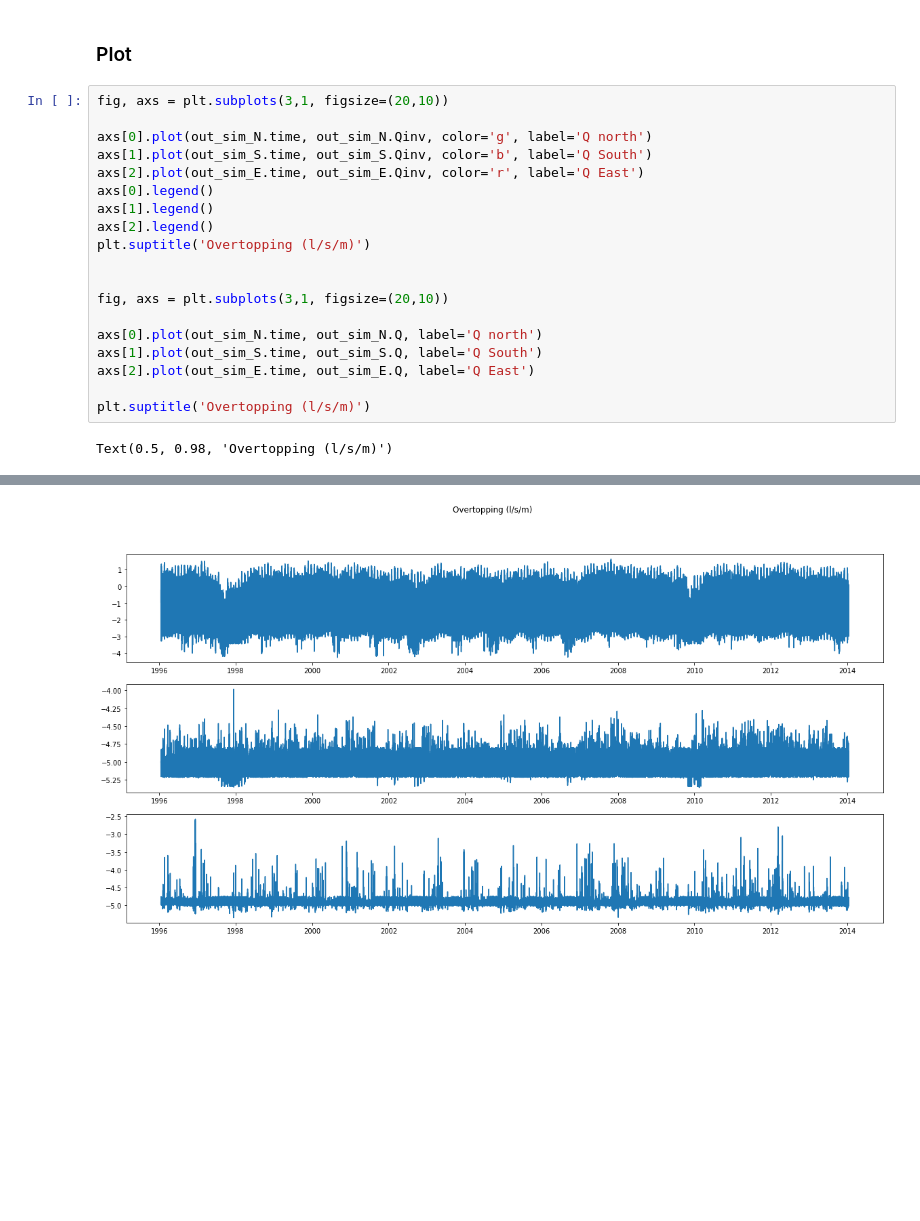
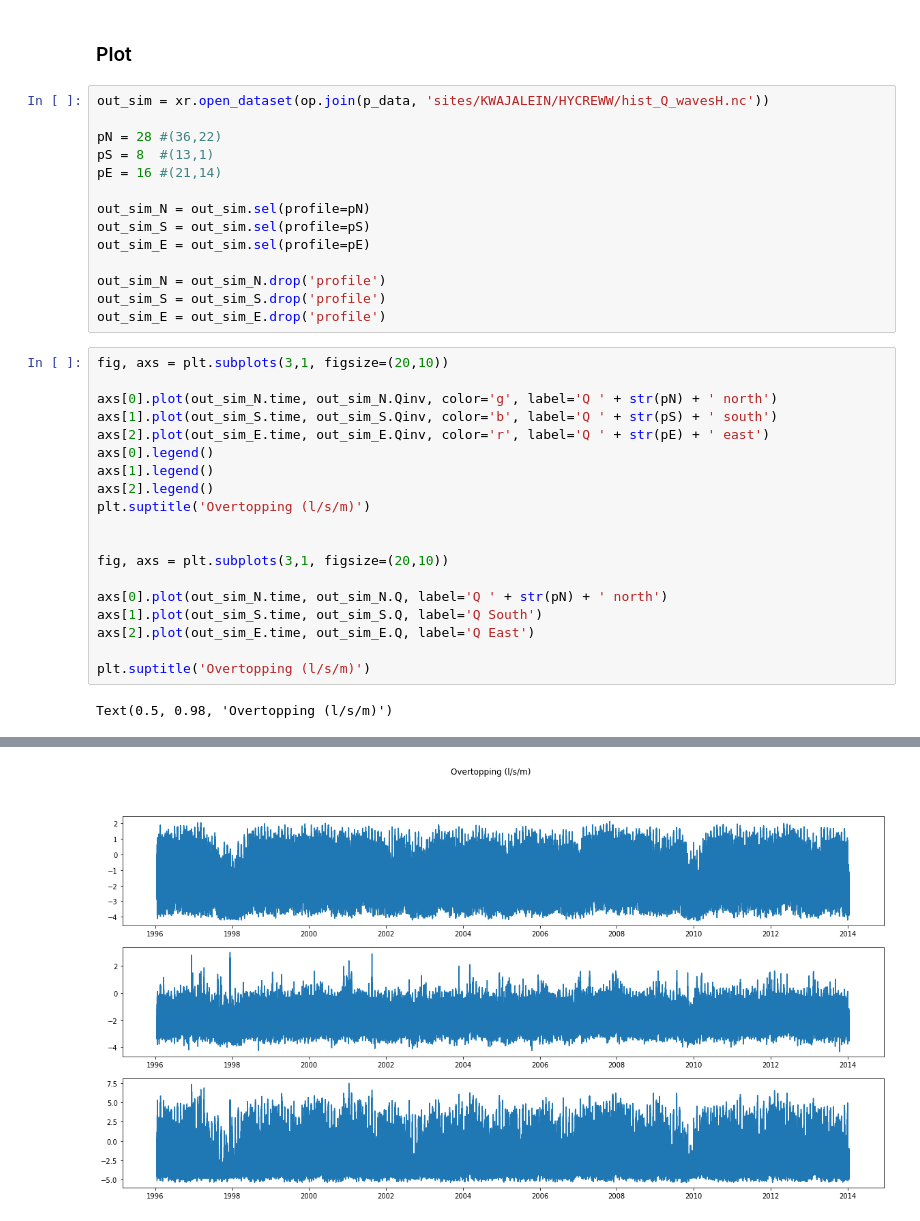
Before and after one commit to ripolln/teslakit, a Jupyter notebook: notebooks/KWAJALEIN/01_Hindcast/f_Hycreww_Q.ipynb, the cells around one changed output, grey strips where cells are left out. Saved outputs shown, nothing was run; the diff lists cells and outputs as text; blank space fills up the shorter version.

```diff
--- a/notebooks/KWAJALEIN/01_Hindcast/f_Hycreww_Q.ipynb
+++ b/notebooks/KWAJALEIN/01_Hindcast/f_Hycreww_Q.ipynb
@@ -452,11 +513,25 @@ out_sim_E.to_netcdf('/Users/albacid/Projects/TeslaKit_projects/sites/KWAJALEIN/H
 # %% [markdown]
 ### Plot
+# %%
+out_sim = xr.open_dataset(op.join(p_data, 'sites/KWAJALEIN/HYCREWW/hist_Q_wavesH.nc'))
+
+pN = 28 #(36,22)
+pS = 8  #(13,1)
+pE = 16 #(21,14)
+
+out_sim_N = out_sim.sel(profile=pN)
+out_sim_S = out_sim.sel(profile=pS)
+out_sim_E = out_sim.sel(profile=pE)
+
+out_sim_N = out_sim_N.drop('profile')
+out_sim_S = out_sim_S.drop('profile')
+out_sim_E = out_sim_E.drop('profile')
 # %%
 fig, axs = plt.subplots(3,1, figsize=(20,10))
 
-axs[0].plot(out_sim_N.time, out_sim_N.Qinv, color='g', label='Q north')
-axs[1].plot(out_sim_S.time, out_sim_S.Qinv, color='b', label='Q South')
-axs[2].plot(out_sim_E.time, out_sim_E.Qinv, color='r', label='Q East')
+axs[0].plot(out_sim_N.time, out_sim_N.Qinv, color='g', label='Q ' + str(pN) + ' north')
+axs[1].plot(out_sim_S.time, out_sim_S.Qinv, color='b', label='Q ' + str(pS) + ' south')
+axs[2].plot(out_sim_E.time, out_sim_E.Qinv, color='r', label='Q ' + str(pE) + ' east')
 axs[0].legend()
 axs[1].legend()
 axs[2].legend()
@@ -465,7 +540,7 @@ plt.suptitle('Overtopping (l/s/m)')
 
 fig, axs = plt.subplots(3,1, figsize=(20,10))
 
-axs[0].plot(out_sim_N.time, out_sim_N.Q, label='Q north')
+axs[0].plot(out_sim_N.time, out_sim_N.Q, label='Q ' + str(pN) + ' north')
 axs[1].plot(out_sim_S.time, out_sim_S.Q, label='Q South')
 axs[2].plot(out_sim_E.time, out_sim_E.Q, label='Q East')
 
@@ -476,2 +551,2 @@ Text(0.5, 0.98, 'Overtopping (l/s/m)')
-[figure, old version]
+[figure, new version]
 # %%
```
Also changed, not shown: parts of 19 cells of this notebook, 6 other files.
